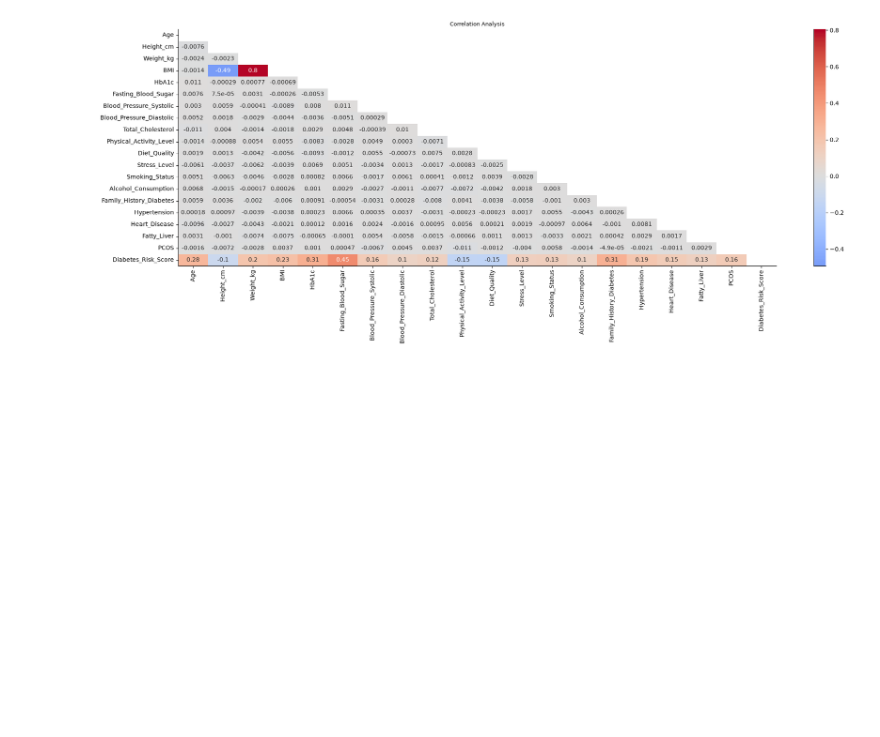
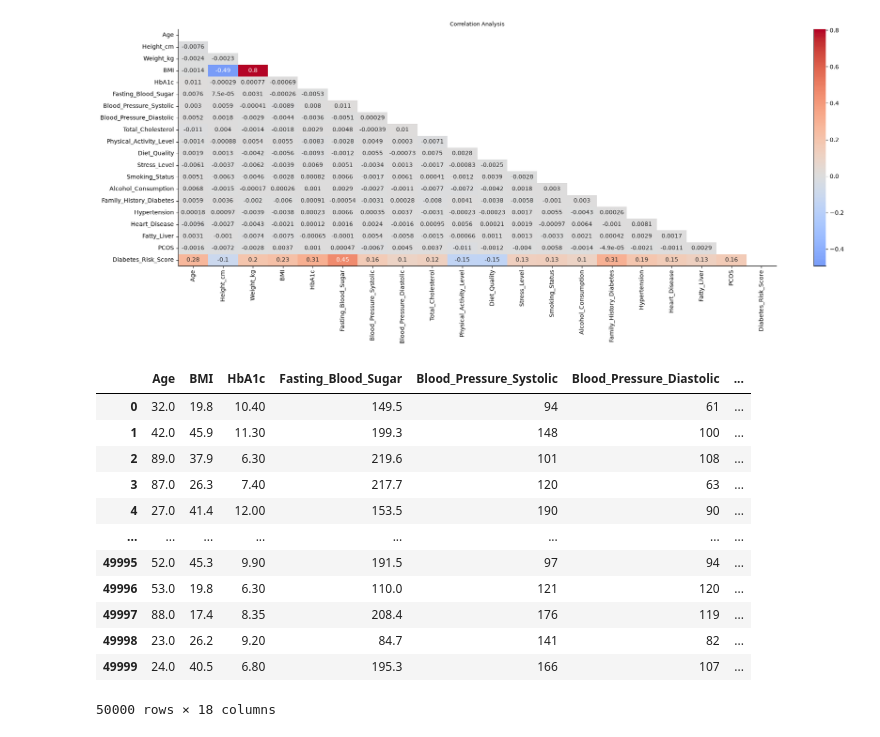
Before and after one commit to LeonardoTerra/Notebooks, a Jupyter notebook: ML Classifications/diabetes-risk-assessment.ipynb, the cells around one changed output. Cells and saved outputs as stored; diff of their text form; code cells hidden in the pictures; blank space fills up the shorter version.

```diff
--- a/ML Classifications/diabetes-risk-assessment.ipynb
+++ b/ML Classifications/diabetes-risk-assessment.ipynb
@@ -479,3 +480,19 @@ plt.tight_layout()
 [figure]
 # %%
 df_diabetes_risk.drop(['Height_cm', 'Weight_kg'], axis=1, inplace=True)
+# %%
+df_diabetes_risk
+# %% [output]
+|  | Age | BMI | HbA1c | Fasting_Blood_Sugar | Blood_Pressure_Systolic | Blood_Pressure_Diastolic | ... |
+| 0 | 32.0 | 19.8 | 10.40 | 149.5 | 94 | 61 | ... |
+| 1 | 42.0 | 45.9 | 11.30 | 199.3 | 148 | 100 | ... |
+| 2 | 89.0 | 37.9 | 6.30 | 219.6 | 101 | 108 | ... |
+| 3 | 87.0 | 26.3 | 7.40 | 217.7 | 120 | 63 | ... |
+| 4 | 27.0 | 41.4 | 12.00 | 153.5 | 190 | 90 | ... |
+| ... | ... | ... | ... | ... | ... | ... | ... |
+| 49995 | 52.0 | 45.3 | 9.90 | 191.5 | 97 | 94 | ... |
+| 49996 | 53.0 | 19.8 | 6.30 | 110.0 | 121 | 120 | ... |
+| 49997 | 88.0 | 17.4 | 8.35 | 208.4 | 176 | 119 | ... |
+| 49998 | 23.0 | 26.2 | 9.20 | 84.7 | 141 | 82 | ... |
+| 49999 | 24.0 | 40.5 | 6.80 | 195.3 | 166 | 107 | ... |
+50000 rows × 18 columns
```
Also changed, not shown: parts of 15 cells of this notebook.
